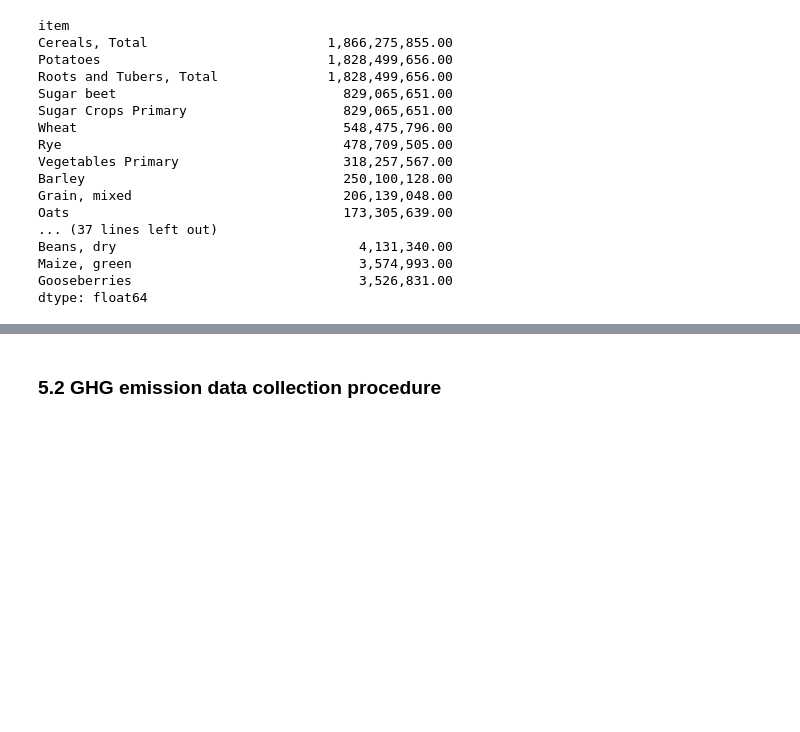
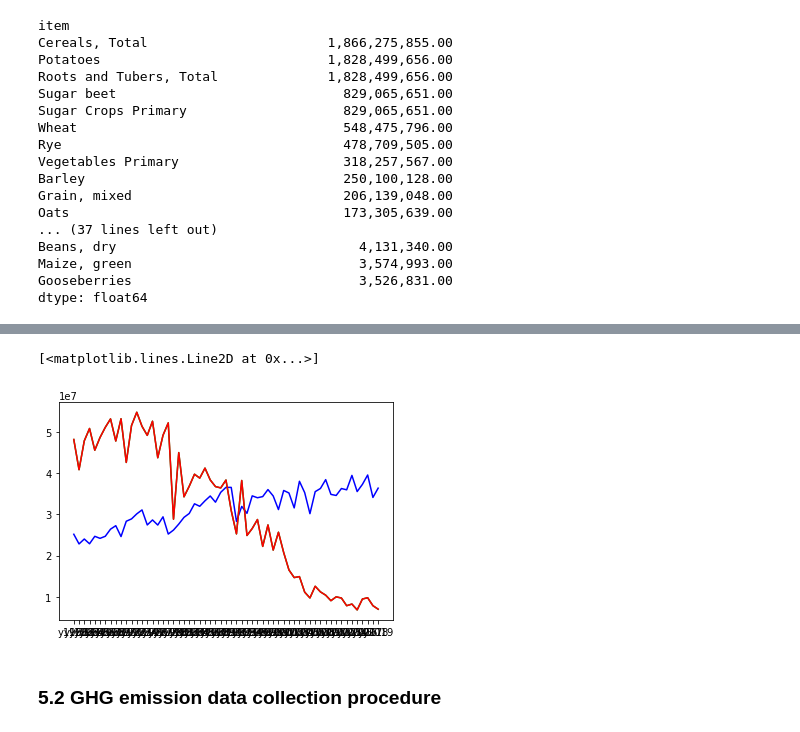
Before and after one commit to Alejandro-github-mx/statistics-projects, a Jupyter notebook: 2022-02-28-statistics-homework-FoodCC-Poland.ipynb, the cells around one changed output, grey strips where cells are left out. Drawn from its saved outputs; the diff is of its cells as text; code cells hidden in the pictures; blank space fills up the shorter version.

Commit message:
GHG datasets transposed and first plots.

```diff
--- a/2022-02-28-statistics-homework-FoodCC-Poland.ipynb
+++ b/2022-02-28-statistics-homework-FoodCC-Poland.ipynb
@@ -393,3 +390,11 @@ dtype: float64
+# %%
+# Plotting the three together
+plt.plot(dataCropsTransposed["Cereals, Total"], color = 'blue')
+plt.plot(dataCropsTransposed["Roots and Tubers, Total"], color = "green")
+plt.plot(dataCropsTransposed["Potatoes"], color = 'red')
+# %% [output]
+[<matplotlib.lines.Line2D at 0x...>]
+[figure, added]
 # %% [markdown]
 ### 5.2 GHG emission data collection procedure
 # %% [markdown]
```
Also changed, not shown: parts of 28 cells of this notebook, 3 other files.
